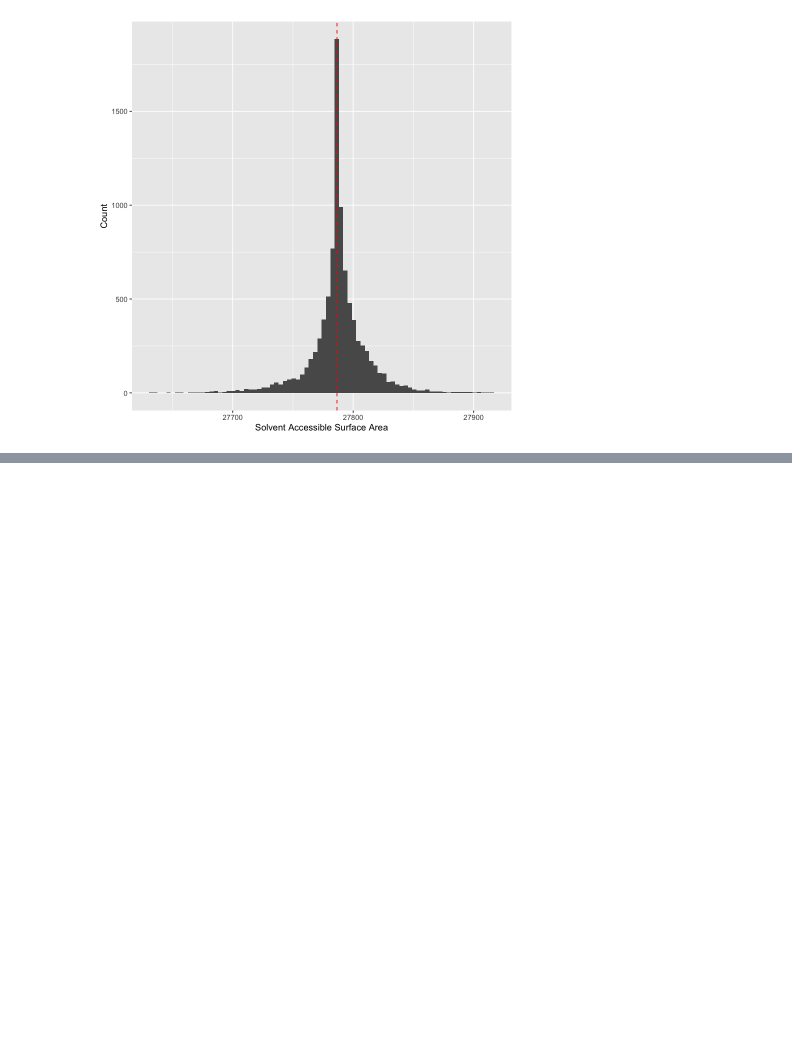
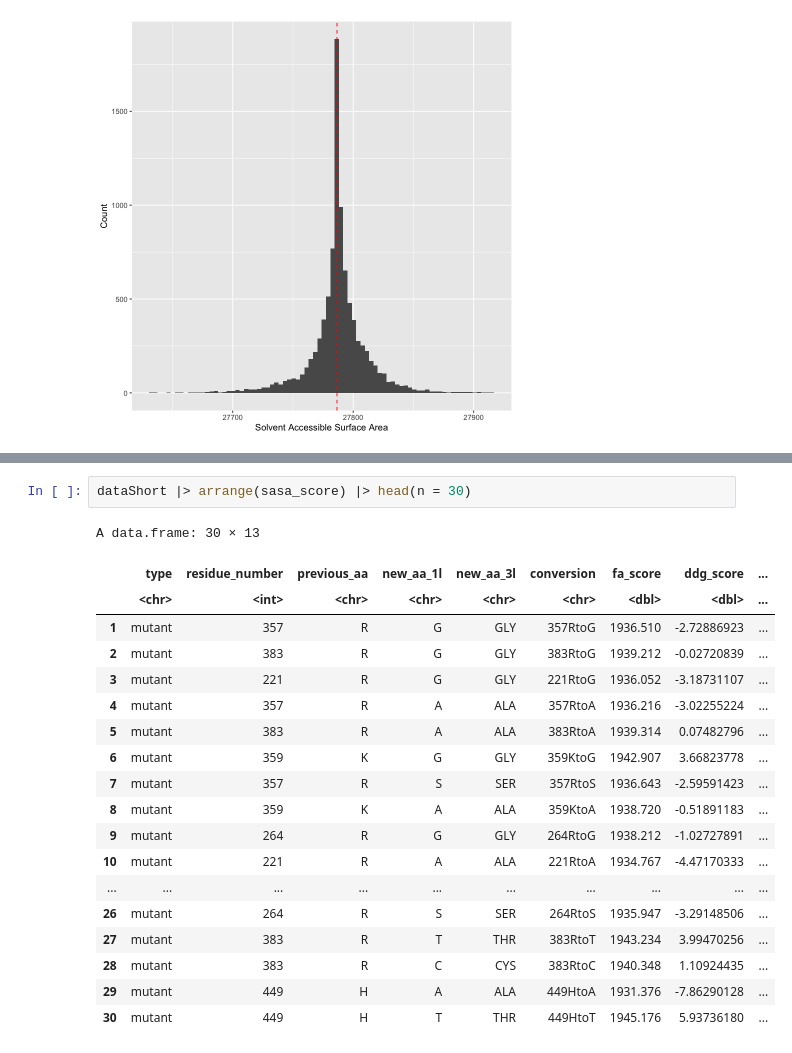
Before and after one commit to redradman/OneAAatATime, a Jupyter notebook: Analysis.ipynb, the cells around one changed output, grey strips where cells are left out. Cells and saved outputs as stored; diff of their text form; blank space fills up the shorter version.

```diff
--- a/Analysis.ipynb
+++ b/Analysis.ipynb
@@ -387,0 +394,22 @@ A data.frame: 10 × 13
+# %%
+dataShort |> arrange(sasa_score) |> head(n = 30)
+# %% [output]
+A data.frame: 30 × 13
+|  | type | residue_number | previous_aa | new_aa_1l | new_aa_3l | conversion | fa_score | ddg_score | ... |
+|  | <chr> | <int> | <chr> | <chr> | <chr> | <chr> | <dbl> | <dbl> | ... |
+| 1 | mutant | 357 | R | G | GLY | 357RtoG | 1936.510 | -2.72886923 | ... |
+| 2 | mutant | 383 | R | G | GLY | 383RtoG | 1939.212 | -0.02720839 | ... |
+| 3 | mutant | 221 | R | G | GLY | 221RtoG | 1936.052 | -3.18731107 | ... |
+| 4 | mutant | 357 | R | A | ALA | 357RtoA | 1936.216 | -3.02255224 | ... |
+| 5 | mutant | 383 | R | A | ALA | 383RtoA | 1939.314 | 0.07482796 | ... |
+| 6 | mutant | 359 | K | G | GLY | 359KtoG | 1942.907 | 3.66823778 | ... |
+| 7 | mutant | 357 | R | S | SER | 357RtoS | 1936.643 | -2.59591423 | ... |
+| 8 | mutant | 359 | K | A | ALA | 359KtoA | 1938.720 | -0.51891183 | ... |
+| 9 | mutant | 264 | R | G | GLY | 264RtoG | 1938.212 | -1.02727891 | ... |
+| 10 | mutant | 221 | R | A | ALA | 221RtoA | 1934.767 | -4.47170333 | ... |
+| ... | ... | ... | ... | ... | ... | ... | ... | ... | ... |
+| 26 | mutant | 264 | R | S | SER | 264RtoS | 1935.947 | -3.29148506 | ... |
+| 27 | mutant | 383 | R | T | THR | 383RtoT | 1943.234 | 3.99470256 | ... |
+| 28 | mutant | 383 | R | C | CYS | 383RtoC | 1940.348 | 1.10924435 | ... |
+| 29 | mutant | 449 | H | A | ALA | 449HtoA | 1931.376 | -7.86290128 | ... |
+| 30 | mutant | 449 | H | T | THR | 449HtoT | 1945.176 | 5.93736180 | ... |
```
Also changed, not shown: parts of 4 cells of this notebook.
